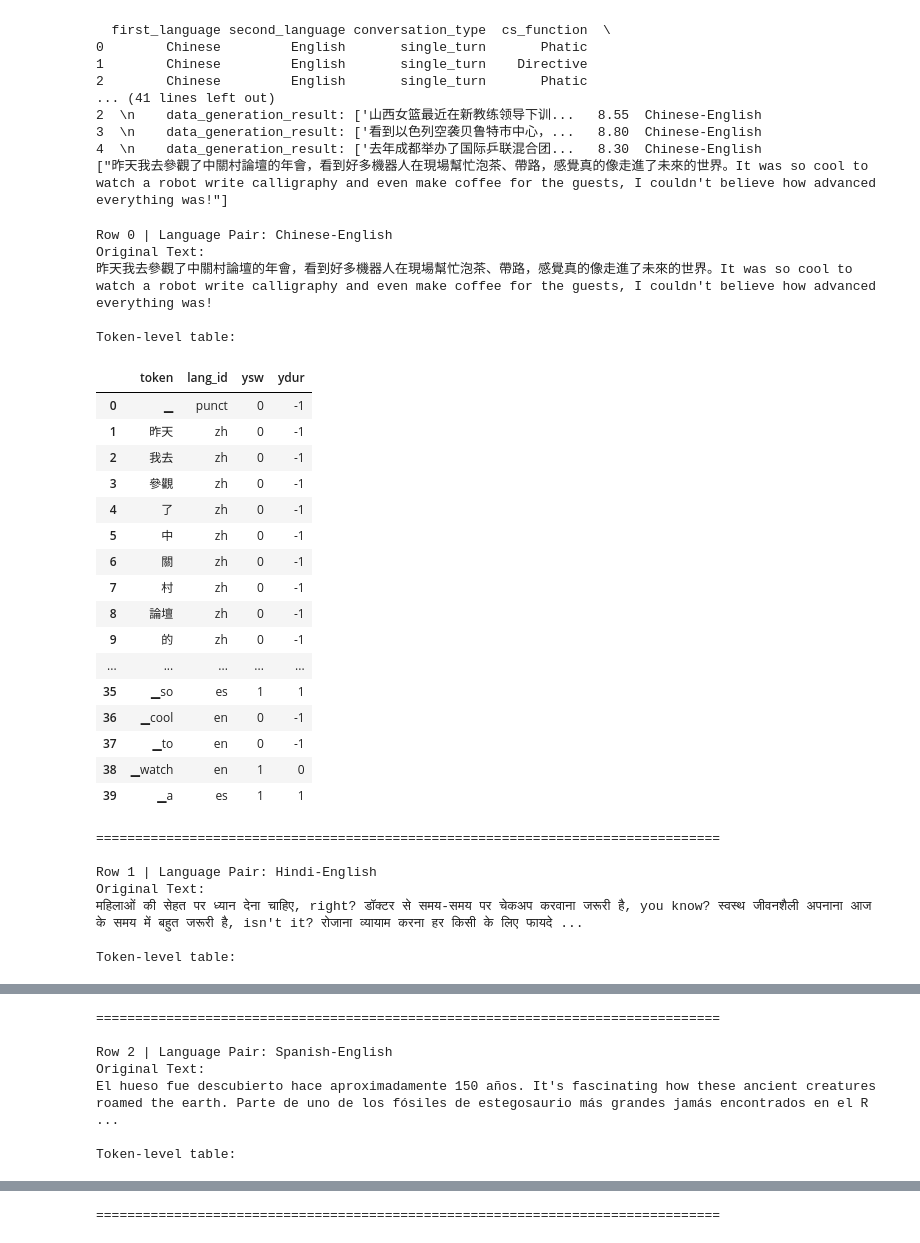
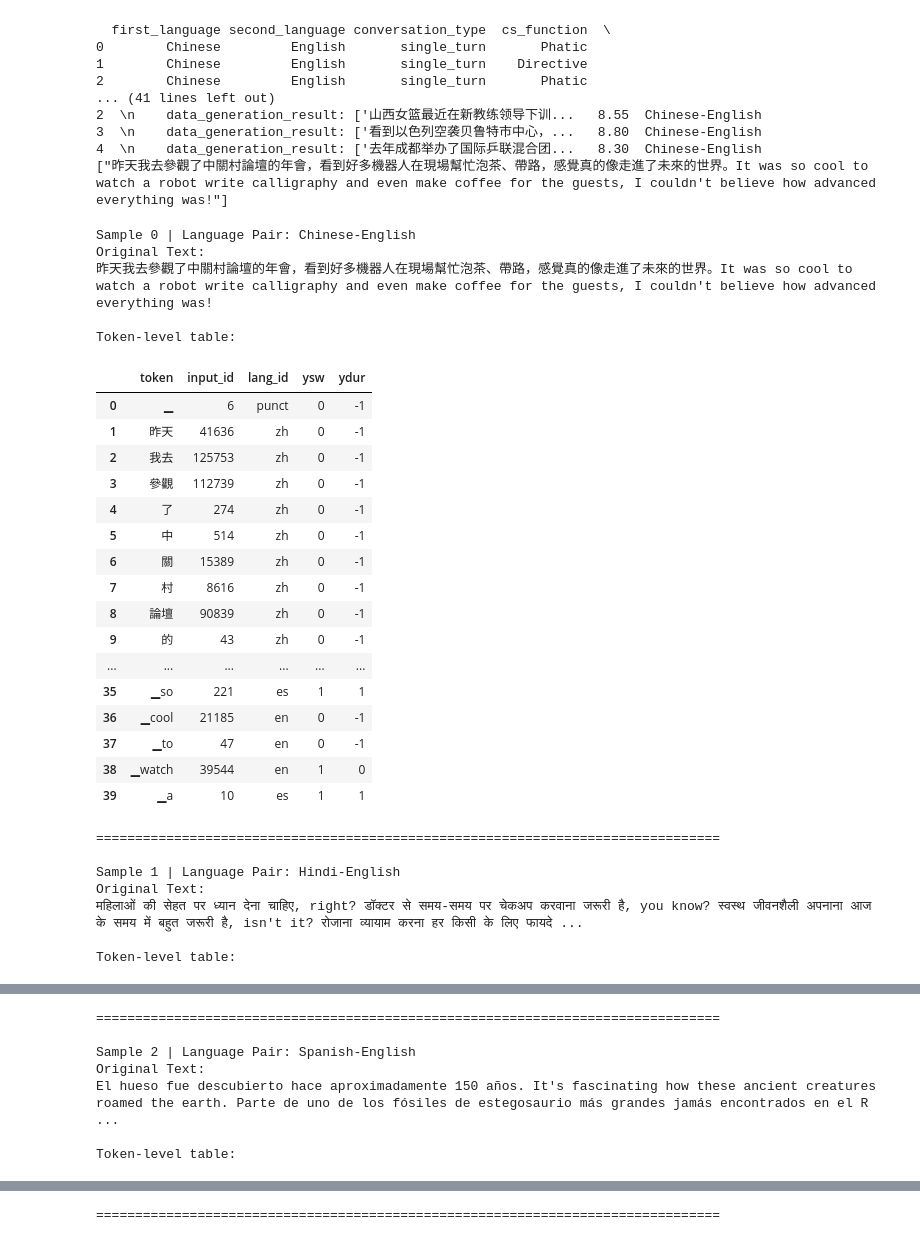
Before and after one commit to JingjingJi94/Multilingual_Code_Switch_Prediction-ML, a Jupyter notebook: data_preprocess/preprocess.ipynb, the cells around one changed output, grey strips where cells are left out. Saved outputs shown, nothing was run; the diff lists cells and outputs as text; code cells hidden in the pictures.

```diff
--- a/data_preprocess/preprocess.ipynb
+++ b/data_preprocess/preprocess.ipynb
@@ -122,63 +122,63 @@ tokenizer = AutoTokenizer.from_pretrained(main_model_name)
 # %%
 # this section help visualize data on 3 test samples, one from each language pair selected.
 # The next section treats entire dataset for selected language pair
 
-# Filter df_filtered for only those pairs
-df_subset = df_filtered[df_filtered["language_pair"].isin(
-    [f"{l1}-{l2}" for l1, l2 in chosen_pairs]
-)].copy()
+# Step 1: take one sample per language pair
+df_subset = (
+    df_filtered
+    .groupby("language_pair")
+    .head(1)
+    .reset_index(drop=True)
+)
 
-# Take only the first row for each pair
-df_subset = df_subset.groupby("language_pair").head(1).reset_index(drop=True)
+# Step 2: preprocess only those rows
+preprocessed_data = preprocess_and_label(df_subset, tokenizer)
 
-# Step 2: preprocess and label
-df_subset = preprocess_and_label(df_subset, tokenizer)
+# Step 3: visualize
+for idx, sample in enumerate(preprocessed_data):
 
-# Step 3: display preprocessed column as tables
-for idx, row in df_subset.iterrows():
-    pre = row["preprocessed"]
-    print(f"Row {idx} | Language Pair: {row['language_pair']}")
+    print(f"Sample {idx} | Language Pair: {sample['language_pair']}")
     print("Original Text:")
-    print(pre["original_text"])
+    print(sample["original_text"])
     print("\nToken-level table:")
 
     table = pd.DataFrame({
-        "token": pre["tokens"],
-        "lang_id": pre["lang_ids"],
-        "ysw": pre["ysw"],
-        "ydur": pre["ydur"]
+        "token": sample["tokens"],
+        "input_id": sample["input_ids"],
+        "lang_id": sample["lang_ids"],
+        "ysw": sample["ysw"],
+        "ydur": sample["ydur"]
     })
 
-    # show first 30 tokens for readability, remove .head() to show all
     display(table.head(40))
 
     print("\n" + "="*80 + "\n")
 # %% [output]
-Row 0 | Language Pair: Chinese-English
+Sample 0 | Language Pair: Chinese-English
 Original Text:
 昨天我去參觀了中關村論壇的年會，看到好多機器人在現場幫忙泡茶、帶路，感覺真的像走進了未來的世界。It was so cool to watch a robot write calligraphy and even make coffee for the guests, I couldn't believe how advanced everything was!
 
 Token-level table:
-|  | token | lang_id | ysw | ydur |
-| 0 | ▁ | punct | 0 | -1 |
-| 1 | 昨天 | zh | 0 | -1 |
-| 2 | 我去 | zh | 0 | -1 |
-| 3 | 參觀 | zh | 0 | -1 |
-| 4 | 了 | zh | 0 | -1 |
-| 5 | 中 | zh | 0 | -1 |
-| 6 | 關 | zh | 0 | -1 |
-| 7 | 村 | zh | 0 | -1 |
-| 8 | 論壇 | zh | 0 | -1 |
-| 9 | 的 | zh | 0 | -1 |
-| ... | ... | ... | ... | ... |
-| 35 | ▁so | es | 1 | 1 |
-| 36 | ▁cool | en | 0 | -1 |
-| 37 | ▁to | en | 0 | -1 |
-| 38 | ▁watch | en | 1 | 0 |
-| 39 | ▁a | es | 1 | 1 |
+|  | token | input_id | lang_id | ysw | ydur |
+| 0 | ▁ | 6 | punct | 0 | -1 |
+| 1 | 昨天 | 41636 | zh | 0 | -1 |
+| 2 | 我去 | 125753 | zh | 0 | -1 |
+| 3 | 參觀 | 112739 | zh | 0 | -1 |
+| 4 | 了 | 274 | zh | 0 | -1 |
+| 5 | 中 | 514 | zh | 0 | -1 |
+| 6 | 關 | 15389 | zh | 0 | -1 |
+| 7 | 村 | 8616 | zh | 0 | -1 |
+| 8 | 論壇 | 90839 | zh | 0 | -1 |
+| 9 | 的 | 43 | zh | 0 | -1 |
+| ... | ... | ... | ... | ... | ... |
+| 35 | ▁so | 221 | es | 1 | 1 |
+| 36 | ▁cool | 21185 | en | 0 | -1 |
+| 37 | ▁to | 47 | en | 0 | -1 |
+| 38 | ▁watch | 39544 | en | 1 | 0 |
+| 39 | ▁a | 10 | es | 1 | 1 |
 ================================================================================
 
-Row 1 | Language Pair: Hindi-English
+Sample 1 | Language Pair: Hindi-English
 Original Text:
 महिलाओं की सेहत पर ध्यान देना चाहिए, right? डॉक्टर से समय-समय पर चेकअप करवाना जरूरी है, you know? स्वस्थ जीवनशैली अपनाना आज के समय में बहुत जरूरी है, isn't it? रोजाना व्यायाम करना हर किसी के लिए फायदे ...
 
@@ -203,6 +203,6 @@ Token-level table:
 ================================================================================
 
-Row 2 | Language Pair: Spanish-English
+Sample 2 | Language Pair: Spanish-English
 Original Text:
 El hueso fue descubierto hace aproximadamente 150 años. It's fascinating how these ancient creatures roamed the earth. Parte de uno de los fósiles de estegosaurio más grandes jamás encontrados en el R ...
 
```
Also changed, not shown: parts of 2 cells of this notebook, 2 other files.
